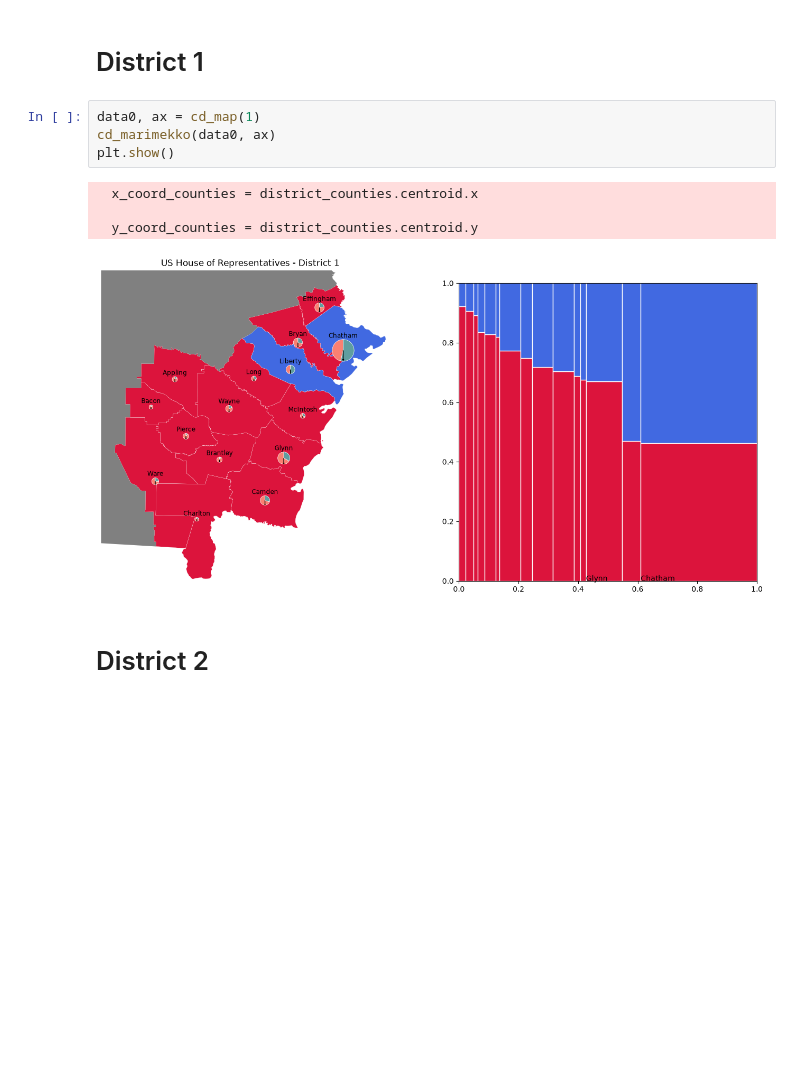
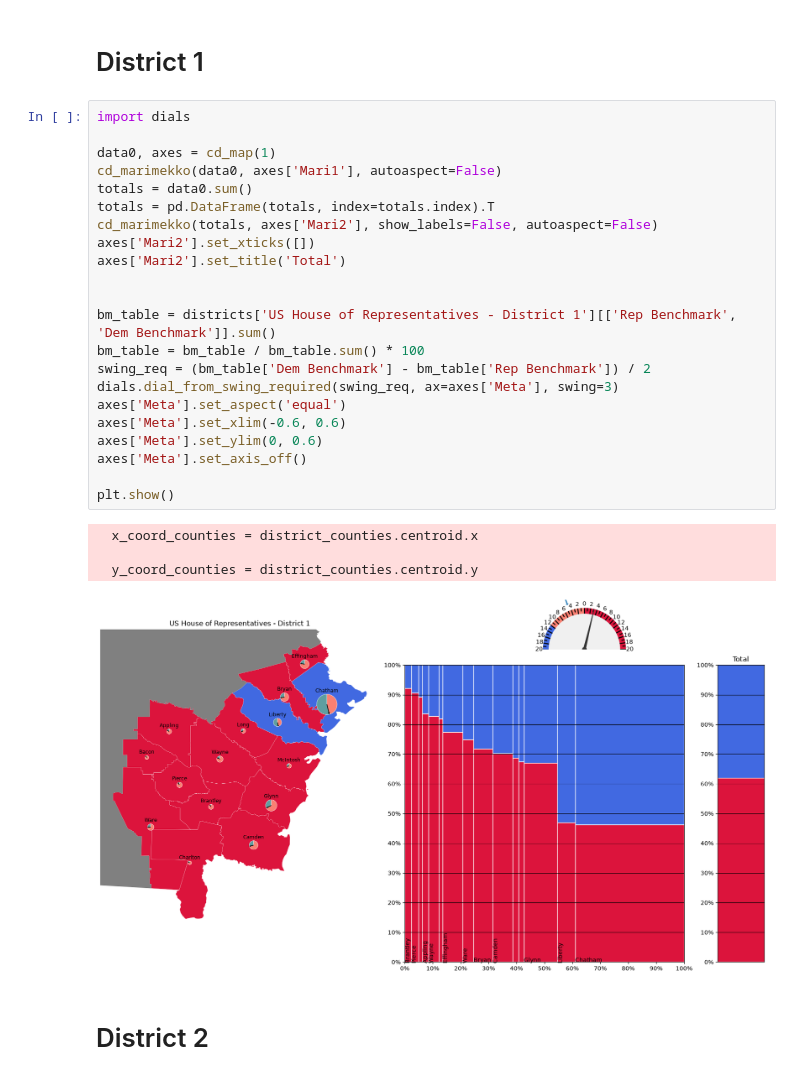
Before and after one commit to davidboers/2026electionmodels, a Jupyter notebook: congressional.ipynb, the cells around one changed output. Drawn from its saved outputs; the diff is of its cells as text; blank space fills up the shorter version.

```diff
--- a/congressional.ipynb
+++ b/congressional.ipynb
@@ -238,14 +301,32 @@ def cd_marimekko(data0: geopandas.GeoDataFrame, ax: plt.Axes):
 # %% [markdown]
 # District 1
 # %%
-data0, ax = cd_map(1)
-cd_marimekko(data0, ax)
+import dials
+
+data0, axes = cd_map(1)
+cd_marimekko(data0, axes['Mari1'], autoaspect=False)
+totals = data0.sum()
+totals = pd.DataFrame(totals, index=totals.index).T
+cd_marimekko(totals, axes['Mari2'], show_labels=False, autoaspect=False)
+axes['Mari2'].set_xticks([])
+axes['Mari2'].set_title('Total')
+
+
+bm_table = districts['US House of Representatives - District 1'][['Rep Benchmark', 'Dem Benchmark']].sum()
+bm_table = bm_table / bm_table.sum() * 100
+swing_req = (bm_table['Dem Benchmark'] - bm_table['Rep Benchmark']) / 2
+dials.dial_from_swing_required(swing_req, ax=axes['Meta'], swing=3)
+axes['Meta'].set_aspect('equal')
+axes['Meta'].set_xlim(-0.6, 0.6)
+axes['Meta'].set_ylim(0, 0.6)
+axes['Meta'].set_axis_off()
+
 plt.show()
 # %% [output]
   x_coord_counties = district_counties.centroid.x
 
   y_coord_counties = district_counties.centroid.y
-[figure, old version]
+[figure, new version]
 # %% [markdown]
 # District 2
 # %%
```
Also changed, not shown: parts of 16 cells of this notebook, 9 other files.
